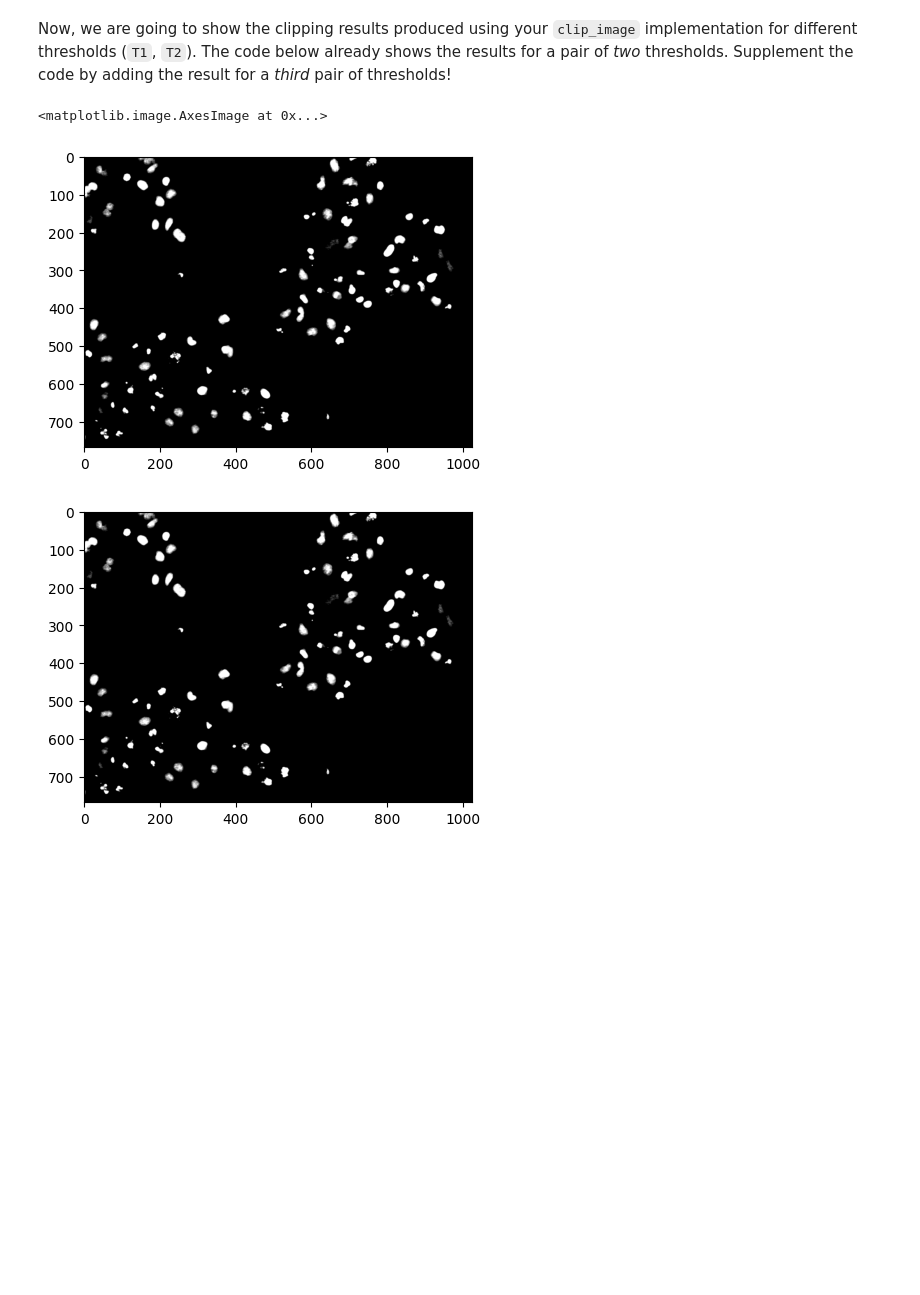
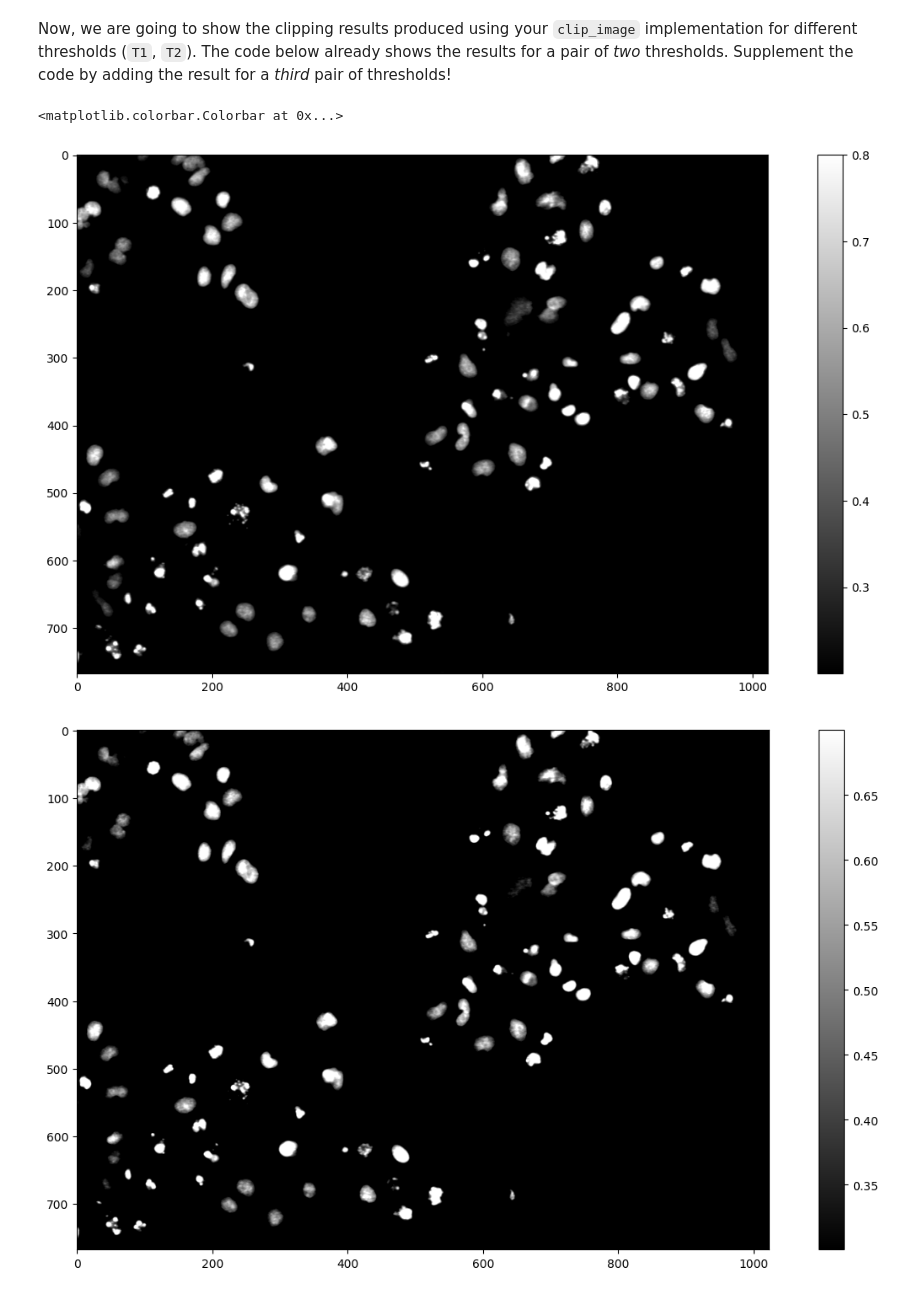
Before and after one commit to MiriamLausberg/mobi-fs3-python, a Jupyter notebook: task2.ipynb, the cells around one changed output. Drawn from its saved outputs; the diff is of its cells as text; code cells hidden in the pictures; blank space fills up the shorter version.

```diff
--- a/task2.ipynb
+++ b/task2.ipynb
@@ -59,13 +59,14 @@ plt.colorbar()
 # %% [markdown]
 **<a id="#">Task 2.3.2 (a).</a>** Enter your solution below:
 # %%
+img2= img.copy()
 for row in range(img.shape[0]):
     for col in range(img.shape[1]):
-        if img[row, col] < T1:
-            img[row, col] = T1
-        elif img[row, col] > T2:
-            img[row, col] = T2
-plt.imshow(img, 'gray')
+        if img2[row, col] < T1:
+            img2[row, col] = T1
+        elif img2[row, col] > T2:
+            img2[row, col] = T2
+plt.imshow(img2, 'gray')
 plt.colorbar()
 # %% [output]
 <matplotlib.colorbar.Colorbar at 0x...>
@@ -73,12 +74,13 @@ plt.colorbar()
 # %% [markdown]
 **<a id="#">Task 2.3.2 (b).</a>** Enter your solution below:
 # %%
+img3= img.copy()
 for index in numpy.ndindex(img.shape):
-    if img[index[0], index[1]] < T1:
-        img[index[0], index[1]] = T1
-    elif img[index[0], index[1]] > T2:
-        img[index[0], index[1]] = T2
-plt.imshow(img, 'gray')
+    if img3[index[0], index[1]] < T1:
+        img3[index[0], index[1]] = T1
+    elif img3[index[0], index[1]] > T2:
+        img3[index[0], index[1]] = T2
+plt.imshow(img3, 'gray')
 plt.colorbar()
 # %% [output]
 <matplotlib.colorbar.Colorbar at 0x...>
@@ -90,13 +92,13 @@ plt.colorbar()
 
 **<a id="#">Task 2.3.4.</a>** Finish the implementation of the function `clip_image` below, by replacing the comment line (the one which starts with `#`) with your code:
 # %%
-def clip_image(image, T1, T2):
-    result = image.copy()
-    for index in numpy.ndindex(img.shape):
-        if img[index[0], index[1]] < T1:
-            result[index[0], index[1]] = T1
-        elif img[index[0], index[1]] > T2:
-            result[index[0], index[1]] = T2
+def clip_image(img, T1, T2):
+    result = img.copy()
+    for position in numpy.ndindex(img.shape):
+        if img[position] < T1:
+            result[position] = T1
+        elif img[position] > T2:
+            result[position] = T2
     return result
 # %% [markdown]
 **Hints:**
@@ -109,15 +111,18 @@ assert (clip_image(img, T1, T2) == img.clip(T1, T2)).all()
 # %% [markdown]
 Now, we are going to show the clipping results produced using your `clip_image` implementation for different thresholds (`T1`, `T2`). The code below already shows the results for a pair of *two* thresholds. Supplement the code by adding the result for a *third* pair of thresholds!
 # %%
-plt.figure(figsize=(5,8))
+plt.figure(figsize=(15,8))
 plt.imshow(clip_image(img, 0.2, 0.8), 'gray')
+plt.colorbar()
 
-plt.figure(figsize=(5,8))
+plt.figure(figsize=(15,8))
 plt.imshow(clip_image(img, 0.3, 0.7), 'gray')
+plt.colorbar()
 
-plt.figure(figsize=(5,8))
+plt.figure(figsize=(15,8))
 plt.imshow(clip_image(img, 0.01, 0.9), 'gray')
+plt.colorbar()
 # %% [output]
-<matplotlib.image.AxesImage at 0x...>
+<matplotlib.colorbar.Colorbar at 0x...>
-[figure, old version]
+[figure, new version]
-[figure, old version]
+[figure, new version]
```
Also changed, not shown: parts of 1 cell of this notebook, 1 other file.
